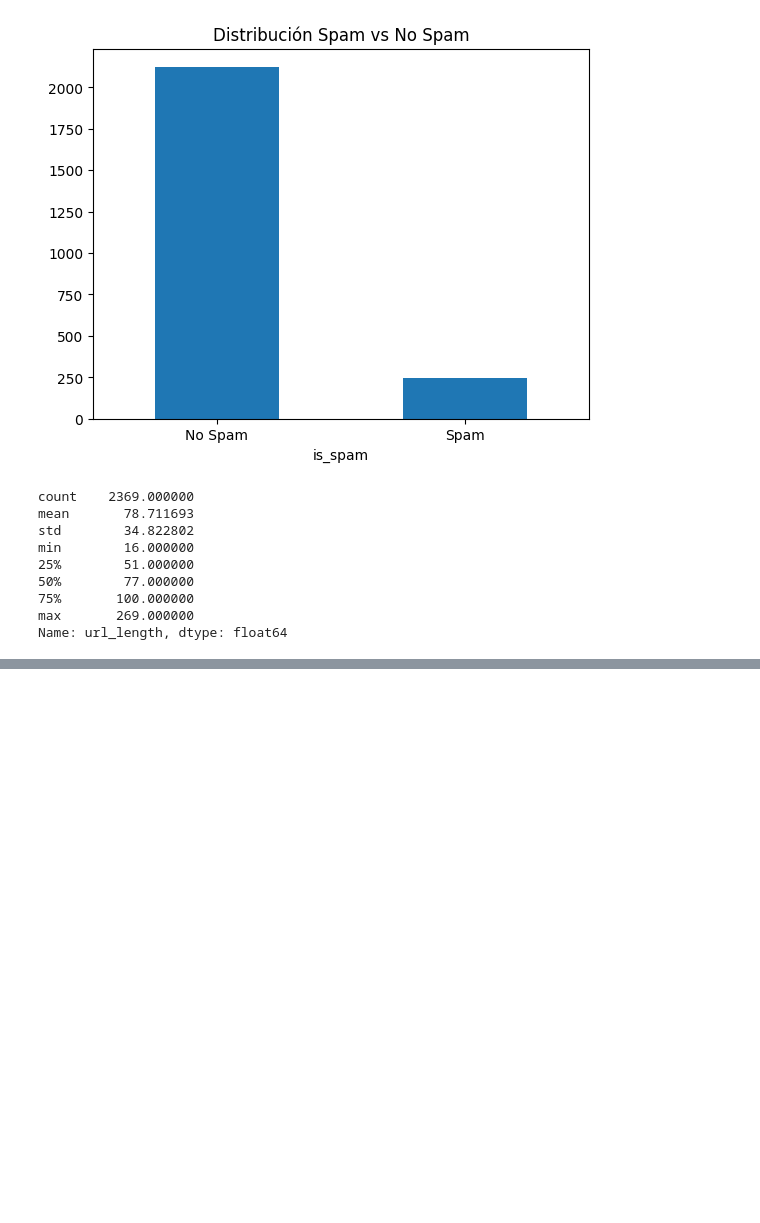
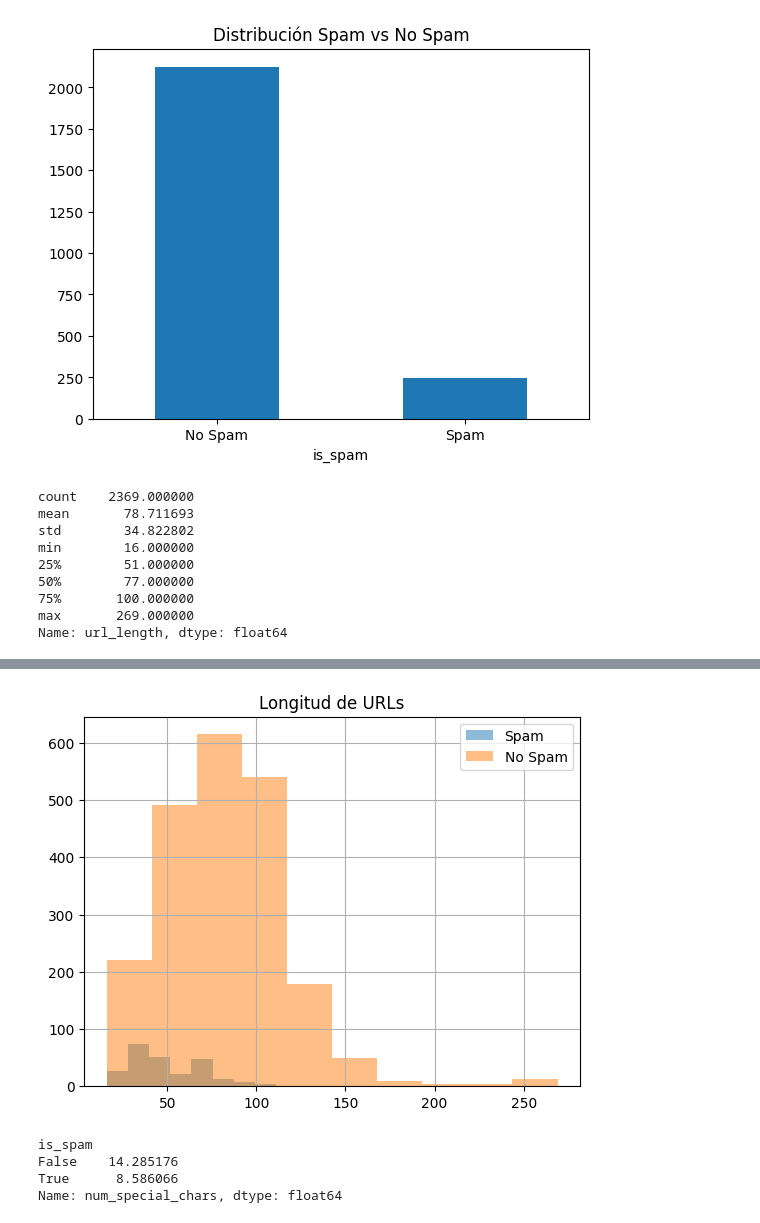
Before and after one commit to natbp/natbp_intro_ML, a Jupyter notebook: src/12-nlp-url-spam.ipynb, the cells around one changed output, grey strips where cells are left out. Cells and saved outputs as stored; diff of their text form; code cells hidden in the pictures; blank space fills up the shorter version.

Commit message:
spam terminado

```diff
--- a/src/12-nlp-url-spam.ipynb
+++ b/src/12-nlp-url-spam.ipynb
@@ -120,3 +233,6 @@ min        16.000000
 75%       100.000000
 max       269.000000
 Name: url_length, dtype: float64
+# %%
+data["url_length"] = data["url"].apply(len)
+data["url_length"].describe()
@@ -123,7 +249,20 @@ Name: url_length, dtype: float64
 # %%
-df[df["is_spam"]==1]["url_length"].hist(alpha=0.5, label="Spam")
-df[df["is_spam"]==0]["url_length"].hist(alpha=0.5, label="No Spam")
+data[data["is_spam"]==1]["url_length"].hist(alpha=0.5, label="Spam")
+data[data["is_spam"]==0]["url_length"].hist(alpha=0.5, label="No Spam")
 
 plt.legend()
 plt.title("Longitud de URLs")
 plt.show()
+# %% [output]
+[figure, added]
+# %%
+data["num_special_chars"] = data["url"].apply(
+    lambda x: sum(not c.isalnum() for c in x)
+)
+
+data.groupby("is_spam")["num_special_chars"].mean()
+# %% [output]
+is_spam
+False    14.285176
+True      8.586066
+Name: num_special_chars, dtype: float64
```
Also changed, not shown: parts of 40 cells of this notebook, 3 other files.
